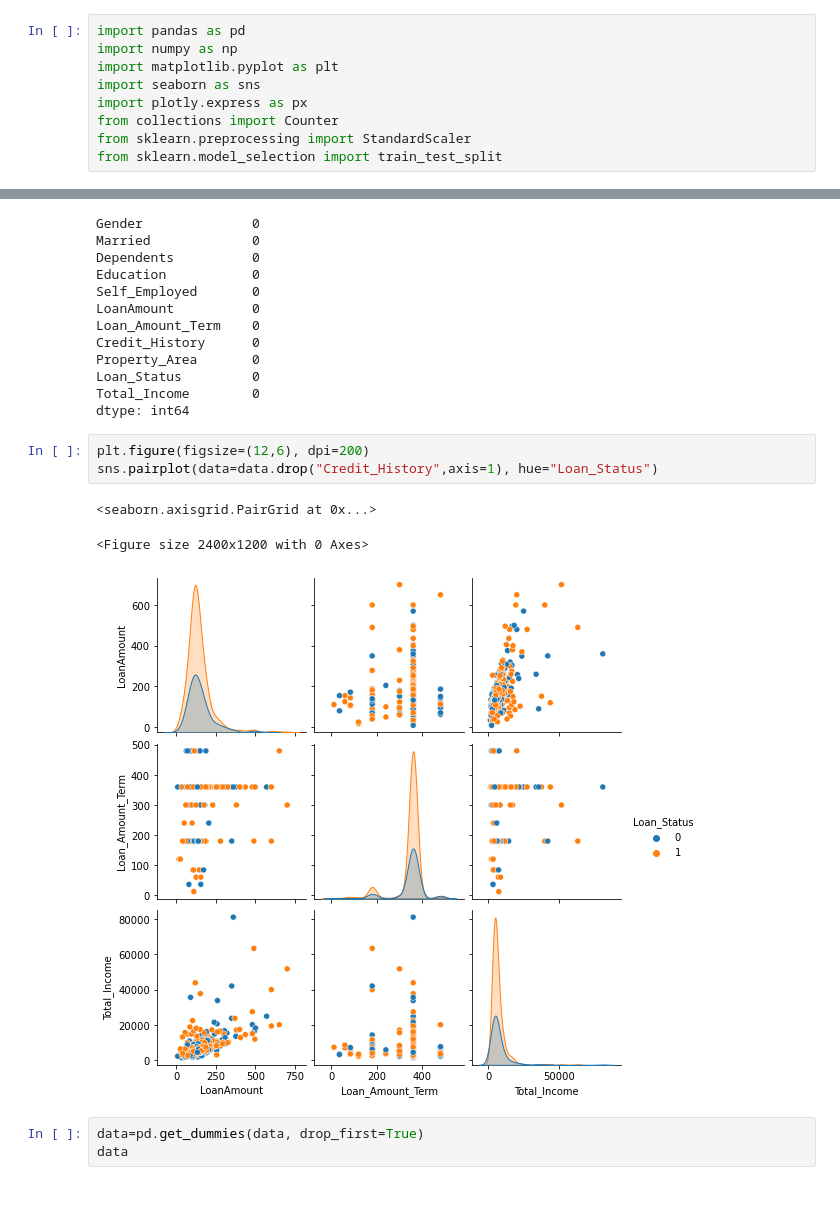
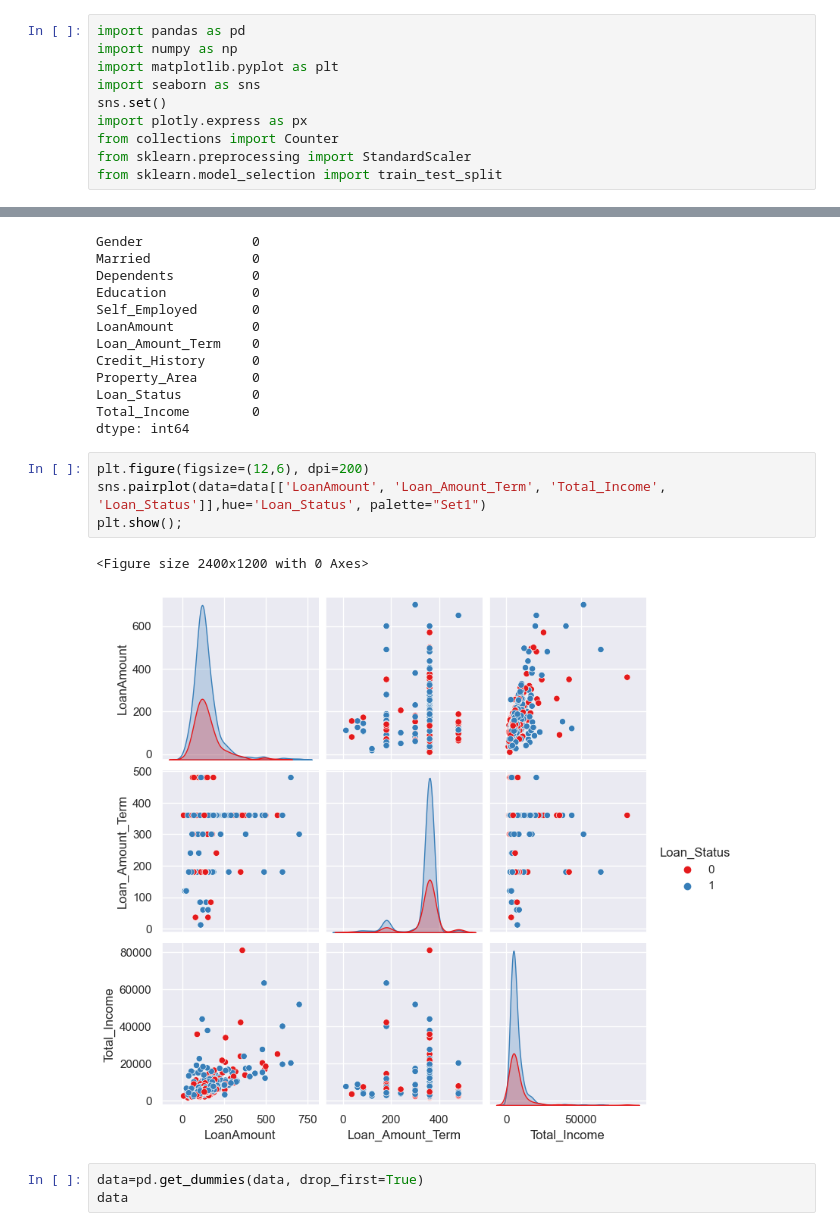
Before and after one commit to EmilJavadli/EmilJavadli.github.io, a Jupyter notebook: Loan approval/Loan approval.ipynb, the cells around one changed output, grey strips where cells are left out. Drawn from its saved outputs; the diff is of its cells as text; blank space fills up the shorter version.

```diff
--- a/Loan approval/Loan approval.ipynb
+++ b/Loan approval/Loan approval.ipynb
@@ -3,6 +3,7 @@ import pandas as pd
 import numpy as np
 import matplotlib.pyplot as plt
 import seaborn as sns
+sns.set()
 import plotly.express as px
 from collections import Counter
 from sklearn.preprocessing import StandardScaler
@@ -467,11 +464,11 @@ Total_Income        0
 dtype: int64
 # %%
 plt.figure(figsize=(12,6), dpi=200)
-sns.pairplot(data=data.drop("Credit_History",axis=1), hue="Loan_Status")
+sns.pairplot(data=data[['LoanAmount', 'Loan_Amount_Term', 'Total_Income', 'Loan_Status']],hue='Loan_Status', palette="Set1")
+plt.show();
 # %% [output]
-<seaborn.axisgrid.PairGrid at 0x...>
+<Figure size 2400x1200 with 0 Axes>
-<Figure size 2400x1200 with 0 Axes>
-[figure, old version]
+[figure, new version]
 # %%
 data=pd.get_dummies(data, drop_first=True)
 data
```
Also changed, not shown: parts of 24 cells of this notebook.
